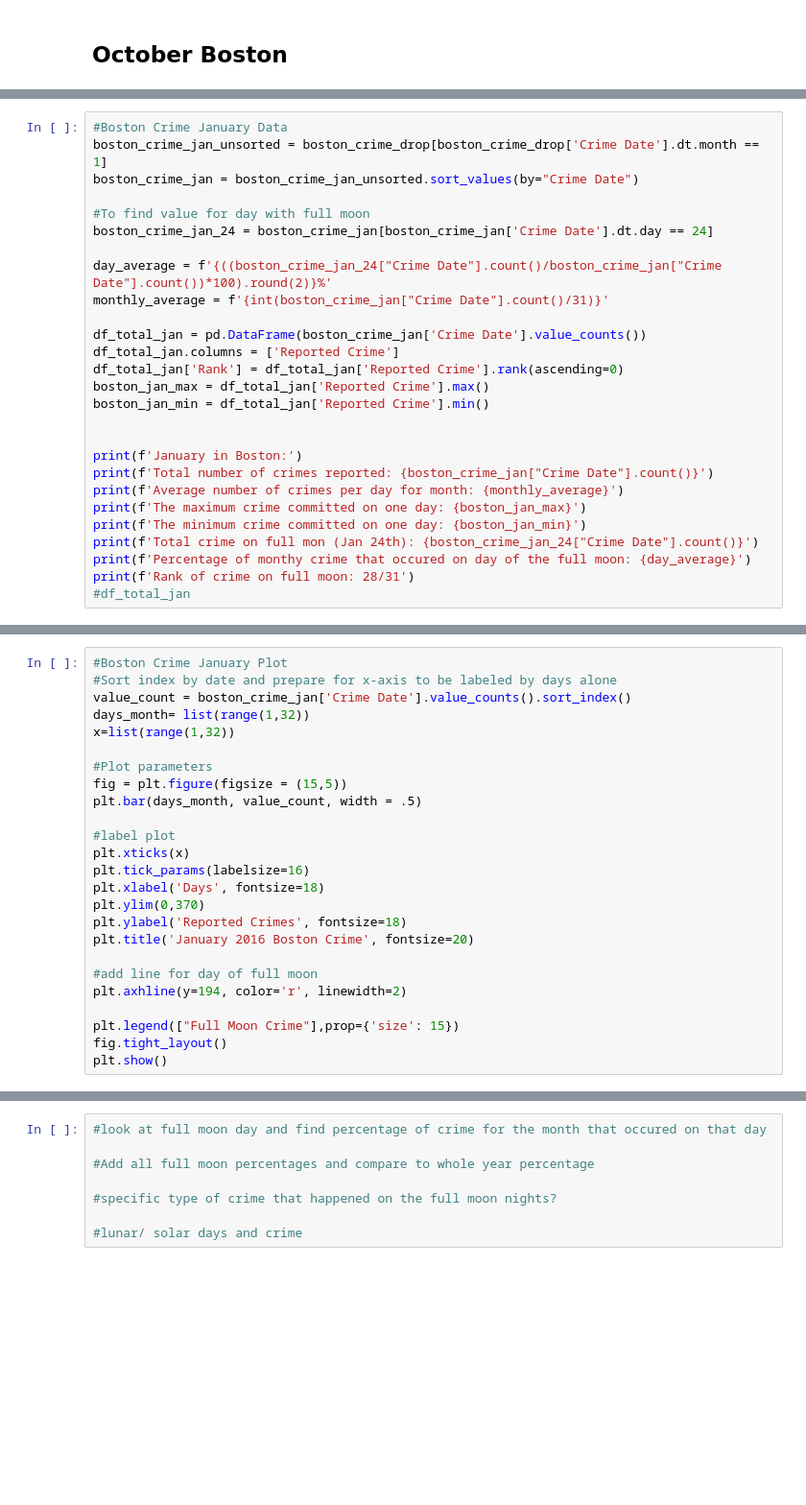
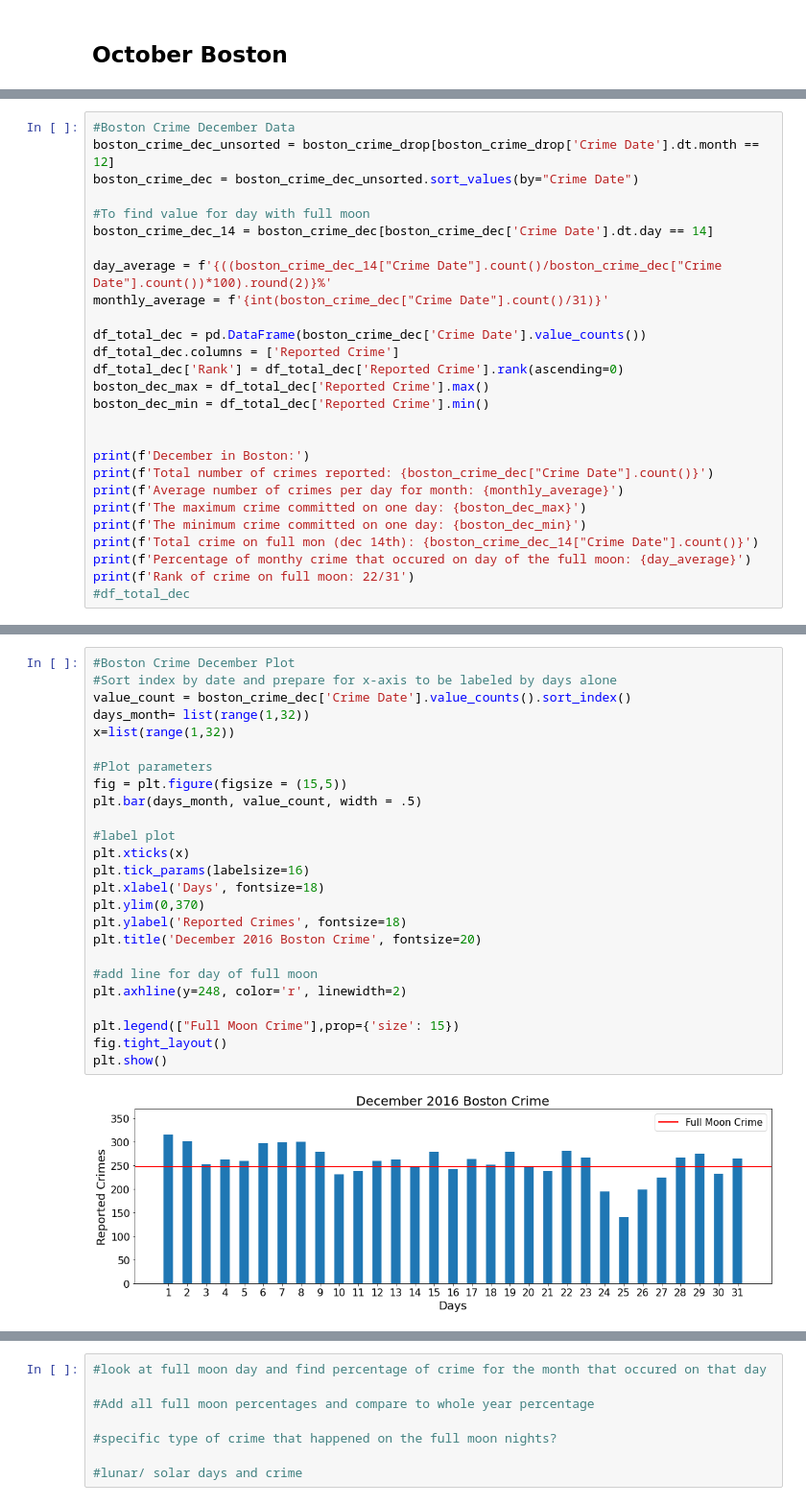
Before and after one commit to FAufenger/JupyterNotebook-FullMoon, a Jupyter notebook: Crime & The Moon/LunarCrimeEffect.ipynb, the cells around one changed output, grey strips where cells are left out. Shown at 96% size. Drawn from its saved outputs; the diff is of its cells as text; blank space fills up the shorter version.

```diff
--- a/Crime & The Moon/LunarCrimeEffect.ipynb
+++ b/Crime & The Moon/LunarCrimeEffect.ipynb
@@ -768,27 +898,27 @@ plt.show()
 # %%
-#Boston Crime January Data
-boston_crime_jan_unsorted = boston_crime_drop[boston_crime_drop['Crime Date'].dt.month == 1]
-boston_crime_jan = boston_crime_jan_unsorted.sort_values(by="Crime Date")
+#Boston Crime December Data
+boston_crime_dec_unsorted = boston_crime_drop[boston_crime_drop['Crime Date'].dt.month == 12]
+boston_crime_dec = boston_crime_dec_unsorted.sort_values(by="Crime Date")
 
 #To find value for day with full moon
-boston_crime_jan_24 = boston_crime_jan[boston_crime_jan['Crime Date'].dt.day == 24]
+boston_crime_dec_14 = boston_crime_dec[boston_crime_dec['Crime Date'].dt.day == 14]
 
-day_average = f'{((boston_crime_jan_24["Crime Date"].count()/boston_crime_jan["Crime Date"].count())*100).round(2)}%'
-monthly_average = f'{int(boston_crime_jan["Crime Date"].count()/31)}'
+day_average = f'{((boston_crime_dec_14["Crime Date"].count()/boston_crime_dec["Crime Date"].count())*100).round(2)}%'
+monthly_average = f'{int(boston_crime_dec["Crime Date"].count()/31)}'
 
-df_total_jan = pd.DataFrame(boston_crime_jan['Crime Date'].value_counts())
-df_total_jan.columns = ['Reported Crime']
-df_total_jan['Rank'] = df_total_jan['Reported Crime'].rank(ascending=0)
-boston_jan_max = df_total_jan['Reported Crime'].max()
-boston_jan_min = df_total_jan['Reported Crime'].min()
+df_total_dec = pd.DataFrame(boston_crime_dec['Crime Date'].value_counts())
+df_total_dec.columns = ['Reported Crime']
+df_total_dec['Rank'] = df_total_dec['Reported Crime'].rank(ascending=0)
+boston_dec_max = df_total_dec['Reported Crime'].max()
+boston_dec_min = df_total_dec['Reported Crime'].min()
 
 
-print(f'January in Boston:')
-print(f'Total number of crimes reported: {boston_crime_jan["Crime Date"].count()}')
+print(f'December in Boston:')
+print(f'Total number of crimes reported: {boston_crime_dec["Crime Date"].count()}')
 print(f'Average number of crimes per day for month: {monthly_average}')
-print(f'The maximum crime committed on one day: {boston_jan_max}')
-print(f'The minimum crime committed on one day: {boston_jan_min}')
-print(f'Total crime on full mon (Jan 24th): {boston_crime_jan_24["Crime Date"].count()}')
+print(f'The maximum crime committed on one day: {boston_dec_max}')
+print(f'The minimum crime committed on one day: {boston_dec_min}')
+print(f'Total crime on full mon (dec 14th): {boston_crime_dec_14["Crime Date"].count()}')
 print(f'Percentage of monthy crime that occured on day of the full moon: {day_average}')
-print(f'Rank of crime on full moon: 28/31')
-#df_total_jan
+print(f'Rank of crime on full moon: 22/31')
+#df_total_dec
@@ -795,25 +934,27 @@ print(f'Rank of crime on full moon: 28/31')
 # %%
-#Boston Crime January Plot
+#Boston Crime December Plot
 #Sort index by date and prepare for x-axis to be labeled by days alone
-value_count = boston_crime_jan['Crime Date'].value_counts().sort_index()
+value_count = boston_crime_dec['Crime Date'].value_counts().sort_index()
 days_month= list(range(1,32))
 x=list(range(1,32))
 
 #Plot parameters
 fig = plt.figure(figsize = (15,5))
 plt.bar(days_month, value_count, width = .5)
 
 #label plot
 plt.xticks(x)
 plt.tick_params(labelsize=16)
 plt.xlabel('Days', fontsize=18)
 plt.ylim(0,370)
 plt.ylabel('Reported Crimes', fontsize=18)
-plt.title('January 2016 Boston Crime', fontsize=20)
+plt.title('December 2016 Boston Crime', fontsize=20)
 
 #add line for day of full moon
-plt.axhline(y=194, color='r', linewidth=2)
+plt.axhline(y=248, color='r', linewidth=2)
 
 plt.legend(["Full Moon Crime"],prop={'size': 15})
 fig.tight_layout()
 plt.show()
+# %% [output]
+[figure, added]
```
Also changed, not shown: parts of 13 cells of this notebook.
